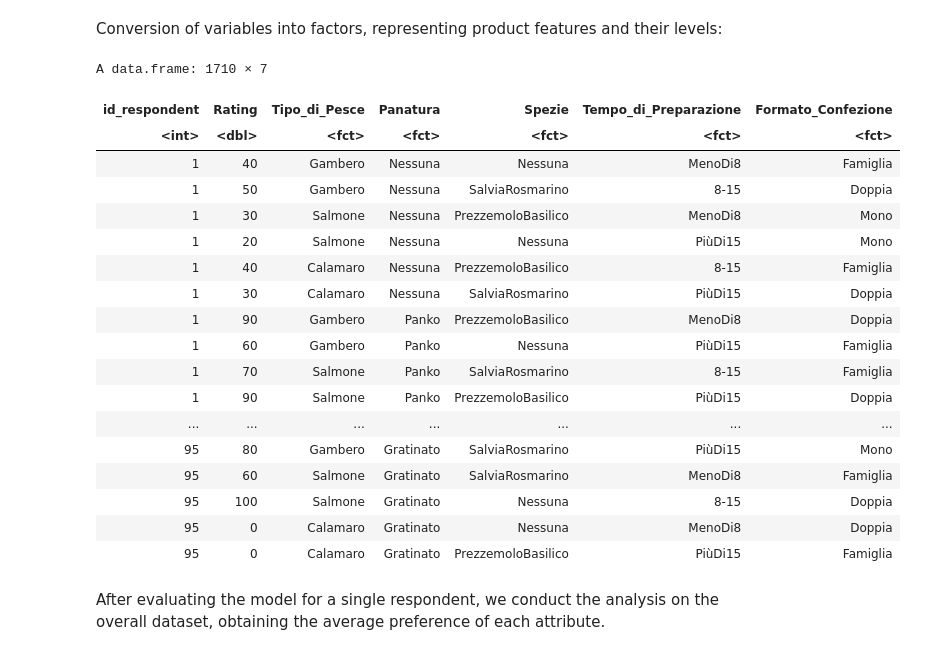
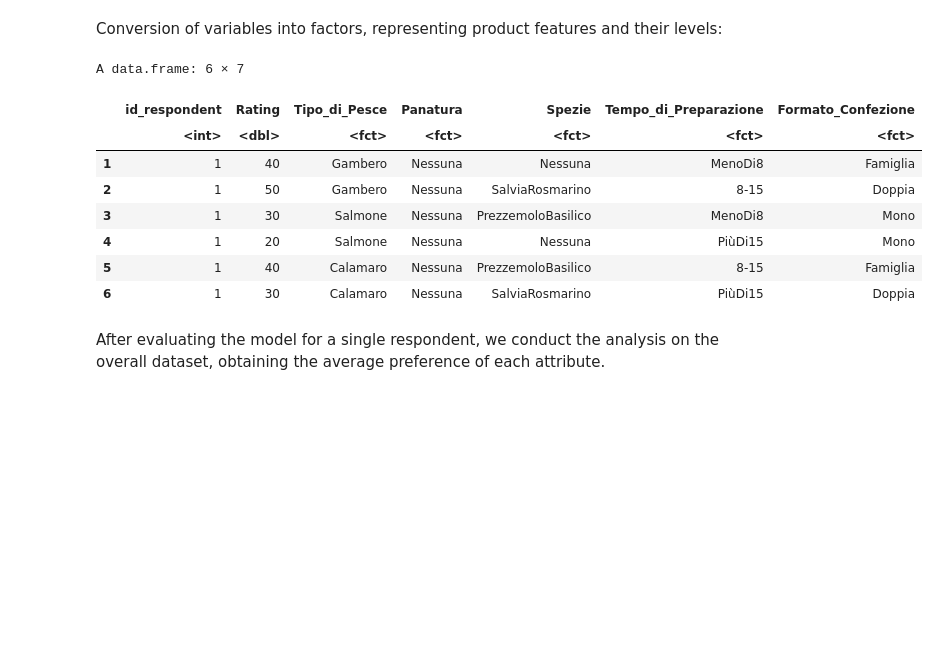
Before and after one commit to AngelicaLongo/Marketing-analytics-, a Jupyter notebook: Conjoint.ipynb, the cells around one changed output. Drawn from its saved outputs; the diff is of its cells as text; code cells hidden in the pictures; blank space fills up the shorter version.

```diff
--- a/Conjoint.ipynb
+++ b/Conjoint.ipynb
@@ -689,27 +672,17 @@ conjoint_data$Spezie <- as.factor(conjoint_data$Spezie)
 conjoint_data$Tempo_di_Preparazione <- as.factor(conjoint_data$Tempo_di_Preparazione)
 conjoint_data$Formato_Confezione<- as.factor(conjoint_data$Formato_Confezione)
 # %%
-conjoint_data
+head(conjoint_data)
 # %% [output]
-A data.frame: 1710 × 7
+A data.frame: 6 × 7
-| id_respondent | Rating | Tipo_di_Pesce | Panatura | Spezie | Tempo_di_Preparazione | Formato_Confezione |
-| <int> | <dbl> | <fct> | <fct> | <fct> | <fct> | <fct> |
-| 1 | 40 | Gambero | Nessuna | Nessuna | MenoDi8 | Famiglia |
-| 1 | 50 | Gambero | Nessuna | SalviaRosmarino | 8-15 | Doppia |
-| 1 | 30 | Salmone | Nessuna | PrezzemoloBasilico | MenoDi8 | Mono |
-| 1 | 20 | Salmone | Nessuna | Nessuna | PiùDi15 | Mono |
-| 1 | 40 | Calamaro | Nessuna | PrezzemoloBasilico | 8-15 | Famiglia |
-| 1 | 30 | Calamaro | Nessuna | SalviaRosmarino | PiùDi15 | Doppia |
-| 1 | 90 | Gambero | Panko | PrezzemoloBasilico | MenoDi8 | Doppia |
-| 1 | 60 | Gambero | Panko | Nessuna | PiùDi15 | Famiglia |
-| 1 | 70 | Salmone | Panko | SalviaRosmarino | 8-15 | Famiglia |
-| 1 | 90 | Salmone | Panko | PrezzemoloBasilico | PiùDi15 | Doppia |
-| ... | ... | ... | ... | ... | ... | ... |
-| 95 | 80 | Gambero | Gratinato | SalviaRosmarino | PiùDi15 | Mono |
-| 95 | 60 | Salmone | Gratinato | SalviaRosmarino | MenoDi8 | Famiglia |
-| 95 | 100 | Salmone | Gratinato | Nessuna | 8-15 | Doppia |
-| 95 | 0 | Calamaro | Gratinato | Nessuna | MenoDi8 | Doppia |
-| 95 | 0 | Calamaro | Gratinato | PrezzemoloBasilico | PiùDi15 | Famiglia |
+|  | id_respondent | Rating | Tipo_di_Pesce | Panatura | Spezie | Tempo_di_Preparazione | Formato_Confezione |
+|  | <int> | <dbl> | <fct> | <fct> | <fct> | <fct> | <fct> |
+| 1 | 1 | 40 | Gambero | Nessuna | Nessuna | MenoDi8 | Famiglia |
+| 2 | 1 | 50 | Gambero | Nessuna | SalviaRosmarino | 8-15 | Doppia |
+| 3 | 1 | 30 | Salmone | Nessuna | PrezzemoloBasilico | MenoDi8 | Mono |
+| 4 | 1 | 20 | Salmone | Nessuna | Nessuna | PiùDi15 | Mono |
+| 5 | 1 | 40 | Calamaro | Nessuna | PrezzemoloBasilico | 8-15 | Famiglia |
+| 6 | 1 | 30 | Calamaro | Nessuna | SalviaRosmarino | PiùDi15 | Doppia |
 # %% [markdown]
 After evaluating the model for a single respondent, we conduct the analysis on the overall dataset, obtaining the average preference of each attribute.
 # %%
```
Also changed, not shown: parts of 14 cells of this notebook.
